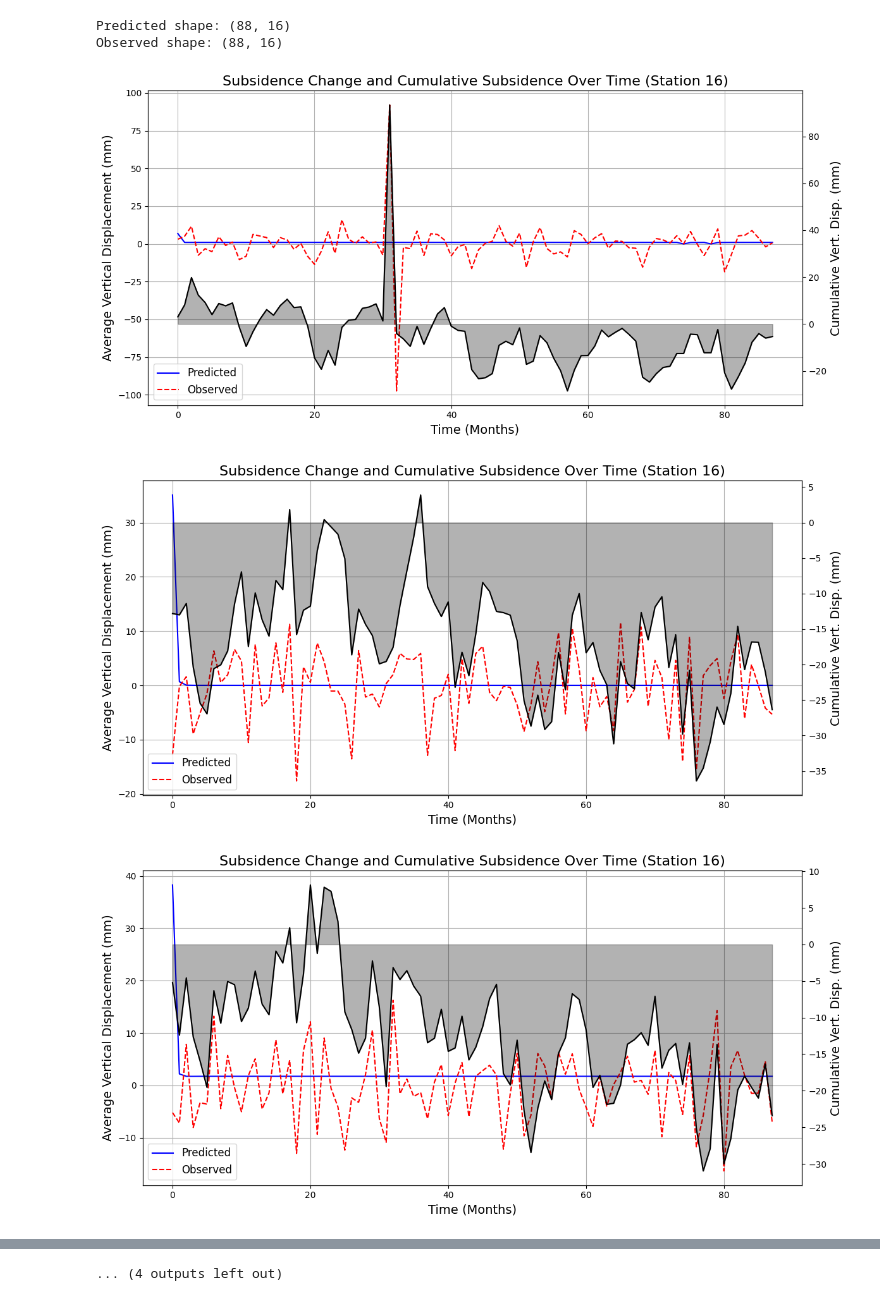
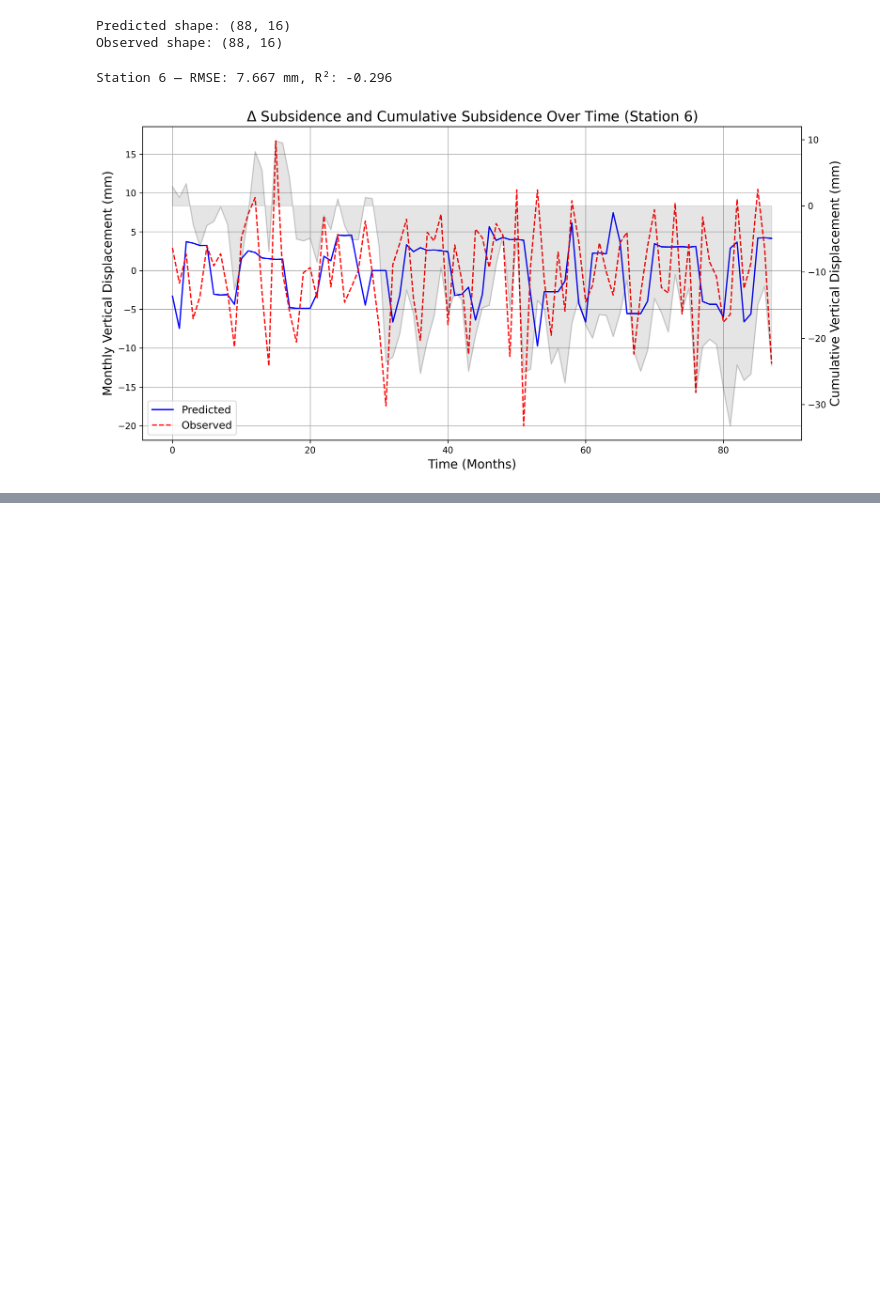
Before and after one commit to leoglonz/dPLT, a Jupyter notebook: scripts/plot.ipynb, the cells around one changed output, grey strips where cells are left out. Drawn from its saved outputs; the diff is of its cells as text; code cells hidden in the pictures; blank space fills up the shorter version.

```diff
--- a/scripts/plot.ipynb
+++ b/scripts/plot.ipynb
@@ -3,9 +3,12 @@ import numpy as np
 import matplotlib.pyplot as plt
 import pickle
 
-pred_path = "/projects/mhpi/leoglonz/dPLT/output/29apr2/ls_aggregate/train2012-2020/no_multi/CudnnLstmModel_E3_R12_B5_H256_n4_noLn_noWU_111111/TerzaghiMultiLayer/NseBatchLoss/stat/test2012-2020_Ep3/v_disp.npy"
-obs_path = "/projects/mhpi/leoglonz/dPLT/output/29apr2/ls_aggregate/train2012-2020/no_multi/CudnnLstmModel_E3_R12_B5_H256_n4_noLn_noWU_111111/TerzaghiMultiLayer/NseBatchLoss/stat/test2012-2020_Ep3/v_disp_obs.npy"
+# pred_path = "/projects/mhpi/leoglonz/dPLT/output/29apr2/ls_aggregate/train2012-2020/no_multi/CudnnLstmModel_E3_R12_B5_H256_n4_noLn_noWU_111111/TerzaghiMultiLayer/NseBatchLoss/stat/test2012-2020_Ep3/v_disp.npy"
+# obs_path = "/projects/mhpi/leoglonz/dPLT/output/29apr2/ls_aggregate/train2012-2020/no_multi/CudnnLstmModel_E3_R12_B5_H256_n4_noLn_noWU_111111/TerzaghiMultiLayer/NseBatchLoss/stat/test2012-2020_Ep3/v_disp_obs.npy"
 path = '/projects/mhpi/leoglonz/data/extracted/land_subsidence/ls_train'
+
+pred_path = '/projects/mhpi/leoglonz/dPLT/output/may6_2/ls_aggregate/train2012-2020/no_multi/CudnnLstmModel_E10_R24_B5_H256_n4_noLn_noWU_111111/TerzaghiMultiLayer/NseBatchLoss/stat/test2012-2020_Ep10/v_disp.npy'
+obs_path = '/projects/mhpi/leoglonz/dPLT/output/may6_2/ls_aggregate/train2012-2020/no_multi/CudnnLstmModel_E10_R24_B5_H256_n4_noLn_noWU_111111/TerzaghiMultiLayer/NseBatchLoss/stat/test2012-2020_Ep10/v_disp_obs.npy'
 
 
 with open(path, 'rb') as f:
@@ -33,53 +36,57 @@ Observed shape: (88, 16)
 # %%
 import numpy as np
 import matplotlib.pyplot as plt
+from sklearn.metrics import mean_squared_error, r2_score
 
-STATION_IDX = 16
+STATION_IDX = 6
 
-
-for idx in range(STATION_IDX):
+def main(idx):
     # Choose a specific station to plot
-    pred_station = pred[:, idx]  # monthly predicted subsidence
-    obs_station = obs[:, idx]    # monthly observed subsidence
+    pred_station = pred[:, idx] * 100 # monthly predicted subsidence
+    obs_station = obs[:, idx]         # monthly observed subsidence
     cumulative_pred_station = cumulative_pred[:, idx]  # Cumulative predicted
     cumulative_obs_station = cumulative_obs[:, idx]    # Cumulative observed
 
+    # Calculate RMSE and R²
+    rmse = np.sqrt(mean_squared_error(obs_station, pred_station))
+    r2 = r2_score(obs_station, pred_station)
+    print(f"Station {idx} — RMSE: {rmse:.3f} mm, R²: {r2:.3f}")
+
     # Create the twin-axis plot
-    fig, ax1 = plt.subplots(figsize=(12, 6), dpi=100)
+    fig, ax1 = plt.subplots(figsize=(12, 6), dpi=300)
 
-    # Plot the daily/monthly subsidence change on the LHS y-axis
+    # Plot the monthly subsidence on the LHS y-axis
     ax1.plot(time_days, pred_station, label="Predicted", color="blue", linestyle="-")
     ax1.plot(time_days, obs_station, label="Observed", color="red", linestyle="--")
     ax1.set_xlabel("Time (Months)", fontsize=14)
-    ax1.set_ylabel("Average Vertical Displacement (mm)", fontsize=14)
+    ax1.set_ylabel("Monthly Vertical Displacement (mm)", fontsize=14)
     ax1.tick_params(axis='y', labelcolor='black')
     ax1.legend(loc="lower left", fontsize=12)
     ax1.grid(True)
 
     # Create a second y-axis for cumulative subsidence
     ax2 = ax1.twinx()
-    # ax2.plot(time_days, cumulative_pred_station, label="Cumulative Predicted", color="green", linestyle="-")
-    ax2.plot(time_days, cumulative_obs_station, label="Cumulative Observed", color="black")
-    ax2.set_ylabel("Cumulative Vert. Disp. (mm)", fontsize=14)
+    ax2.plot(time_days, cumulative_obs_station, label="Cumulative Observed", color="black", alpha=0.1)
+    ax2.set_ylabel("Cumulative Vertical Displacement (mm)", fontsize=14)
     ax2.tick_params(axis='y', labelcolor='black')
-    # plt.legend(loc="upper right", fontsize=12)
 
-    # Shade the area under the cumulative_obs_station curve
+    # Shade the cumulative observed curve
     ax2.fill_between(
         time_days,
         cumulative_obs_station,
         color="black",
-        alpha=0.3,  # Low opacity for shading
+        alpha=0.1,
         label="Cumulative Observed (Shaded)"
     )
 
-    # Add a title
-    plt.title(f"Subsidence Change and Cumulative Subsidence Over Time (Station {STATION_IDX})", fontsize=16)
+    # Add a title including metrics
+    plt.title(f"$\Delta$ Subsidence and Cumulative Subsidence Over Time (Station {STATION_IDX})", fontsize=16)
 
     # Show the plot
     plt.tight_layout()
     plt.show()
+
+main(STATION_IDX)
 # %% [output]
+Station 6 — RMSE: 7.667 mm, R²: -0.296
-[figure, old version]
+[figure, new version]
-[figure, removed]
-[figure, removed]
@@ -95 +92,0 @@ for idx in range(STATION_IDX):
-... (4 outputs left out)
```
Also changed, not shown: parts of 2 cells of this notebook, 3 other files.
